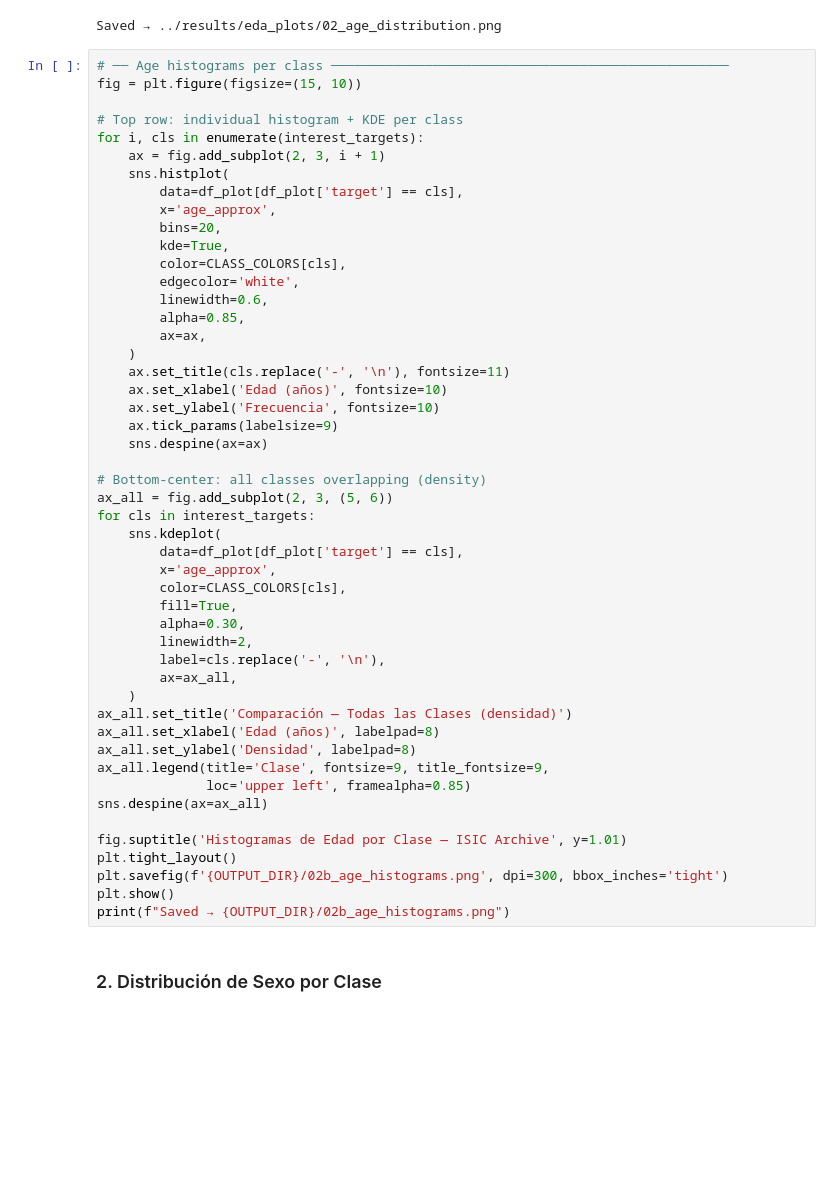
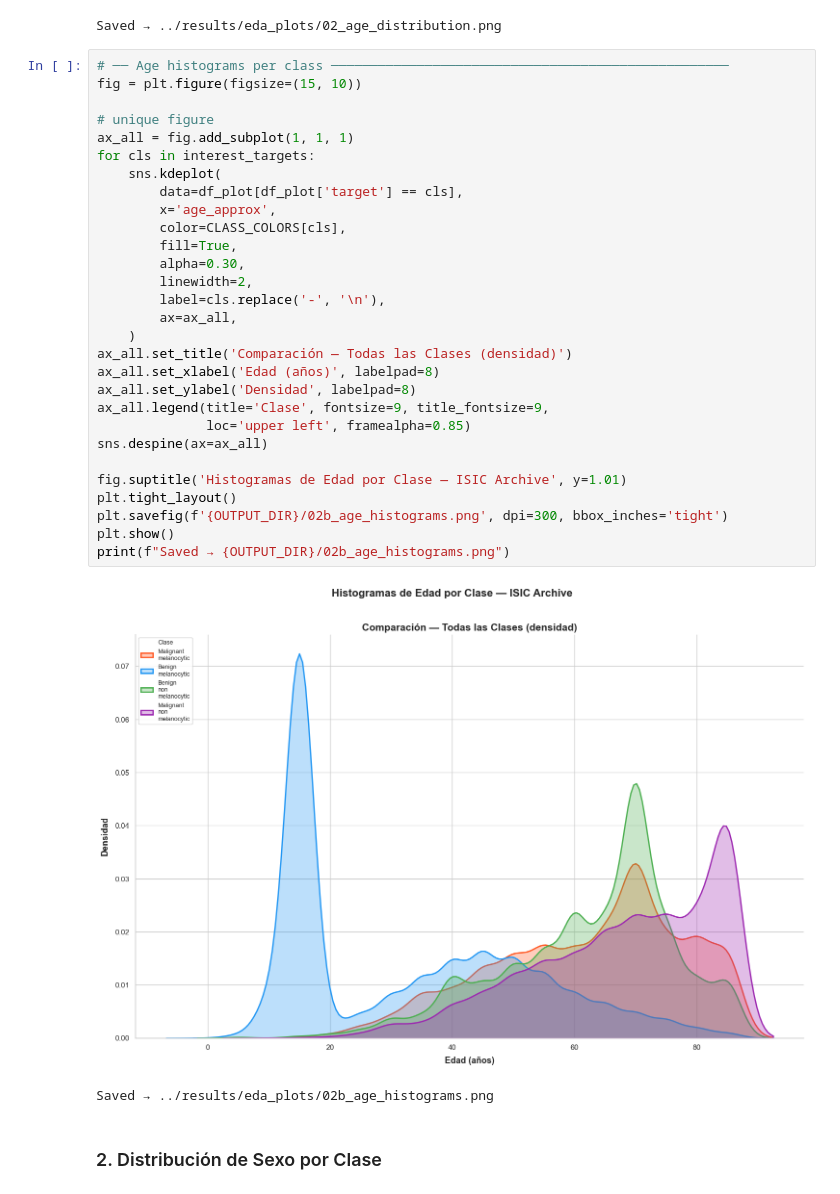
Before and after one commit to riosinda/scd-ml, a Jupyter notebook: notebooks/00_eda_isci_archive.ipynb, the cells around one changed output. Saved outputs shown, nothing was run; the diff lists cells and outputs as text; blank space fills up the shorter version.

Commit message:
age histograms calculded

```diff
--- a/notebooks/00_eda_isci_archive.ipynb
+++ b/notebooks/00_eda_isci_archive.ipynb
@@ -456,52 +456,35 @@ Saved → ../results/eda_plots/02_age_distribution.png
 # %%
 # ── Age histograms per class ───────────────────────────────────────────────────
 fig = plt.figure(figsize=(15, 10))
 
-# Top row: individual histogram + KDE per class
-for i, cls in enumerate(interest_targets):
-    ax = fig.add_subplot(2, 3, i + 1)
-    sns.histplot(
-        data=df_plot[df_plot['target'] == cls],
-        x='age_approx',
-        bins=20,
-        kde=True,
-        color=CLASS_COLORS[cls],
-        edgecolor='white',
-        linewidth=0.6,
-        alpha=0.85,
-        ax=ax,
-    )
-    ax.set_title(cls.replace('-', '\n'), fontsize=11)
-    ax.set_xlabel('Edad (años)', fontsize=10)
-    ax.set_ylabel('Frecuencia', fontsize=10)
-    ax.tick_params(labelsize=9)
-    sns.despine(ax=ax)
-
-# Bottom-center: all classes overlapping (density)
-ax_all = fig.add_subplot(2, 3, (5, 6))
+# unique figure
+ax_all = fig.add_subplot(1, 1, 1)
 for cls in interest_targets:
     sns.kdeplot(
         data=df_plot[df_plot['target'] == cls],
         x='age_approx',
         color=CLASS_COLORS[cls],
         fill=True,
         alpha=0.30,
         linewidth=2,
         label=cls.replace('-', '\n'),
         ax=ax_all,
     )
 ax_all.set_title('Comparación — Todas las Clases (densidad)')
 ax_all.set_xlabel('Edad (años)', labelpad=8)
 ax_all.set_ylabel('Densidad', labelpad=8)
 ax_all.legend(title='Clase', fontsize=9, title_fontsize=9,
               loc='upper left', framealpha=0.85)
 sns.despine(ax=ax_all)
 
 fig.suptitle('Histogramas de Edad por Clase — ISIC Archive', y=1.01)
 plt.tight_layout()
 plt.savefig(f'{OUTPUT_DIR}/02b_age_histograms.png', dpi=300, bbox_inches='tight')
 plt.show()
 print(f"Saved → {OUTPUT_DIR}/02b_age_histograms.png")
+# %% [output]
+[figure, added]
+Saved → ../results/eda_plots/02b_age_histograms.png
 # %% [markdown]
 ### 2. Distribución de Sexo por Clase
 # %%
```
Also changed, not shown: 1 other file.
